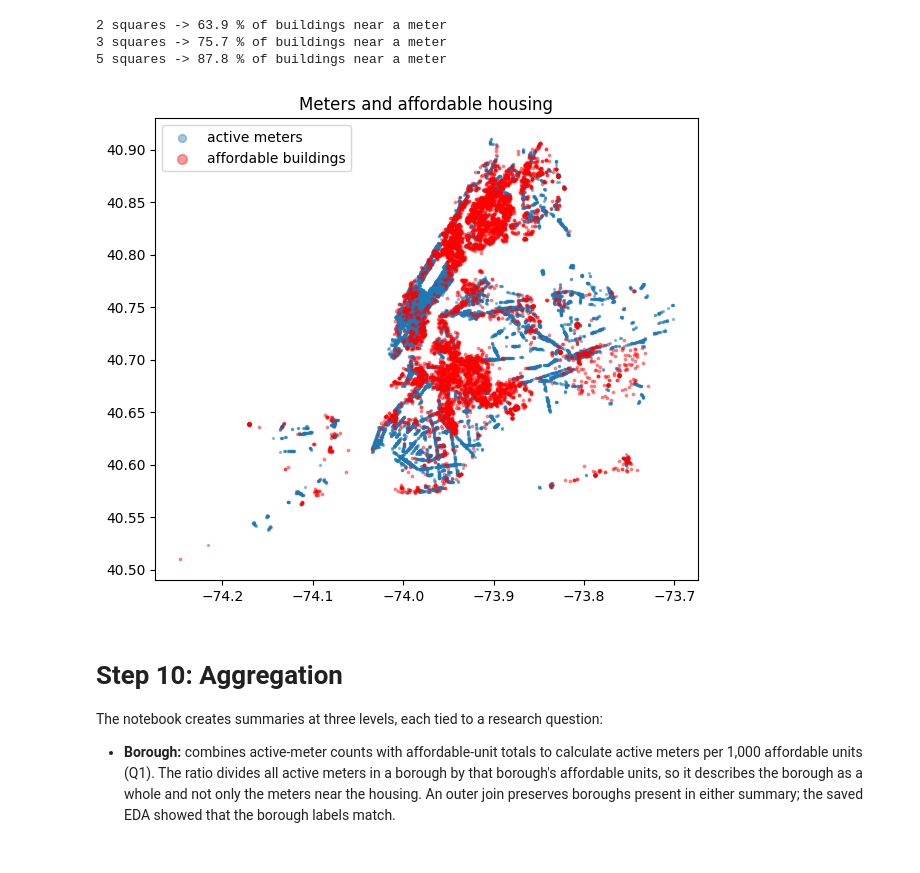
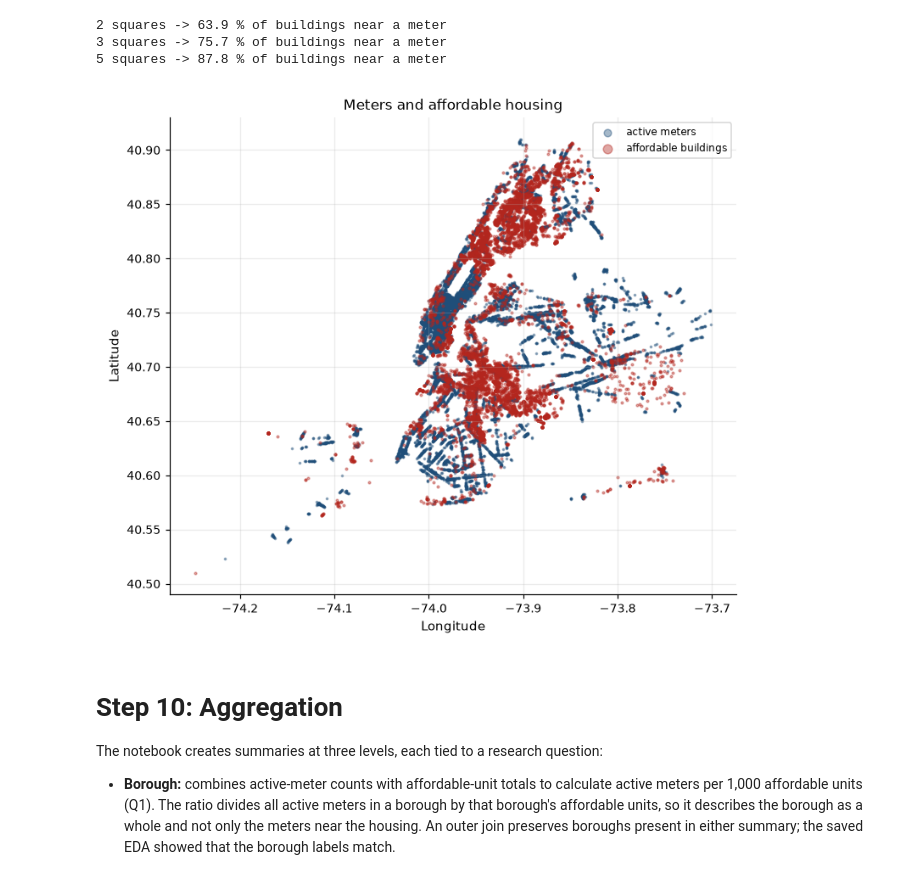
Before and after one commit to abdelrahmanahmed-16001205/Data-eng-proj, a Jupyter notebook: Milestone1_FINAL_SUBMISSION_REVIEWED.ipynb, the cells around one changed output. Cells and saved outputs as stored; diff of their text form; code cells hidden in the pictures.

```diff
--- a/Milestone1_FINAL_SUBMISSION_REVIEWED.ipynb
+++ b/Milestone1_FINAL_SUBMISSION_REVIEWED.ipynb
@@ -343,8 +373,12 @@ Name: count, dtype: int64
 # initial plots for meters: meters per borough, status and facility (before cleaning, so the typos still show)
 fig, ax = plt.subplots(nrows=1, ncols=3, figsize=(16, 4))
 for col, a in zip(['borough', 'status', 'facility'], ax):
-    sns.countplot(x=col, data=df_meters, ax=a)
+    counts = df_meters[col].value_counts(dropna=False)
+    # missing values stay in the chart as their own bar, so the gaps are visible before cleaning
+    labels = ['(missing)' if pd.isna(v) else str(v) for v in counts.index]
+    a.bar(labels, counts.values, color='#2f6f4e')
     a.set_title('Meters per ' + col)
+    a.set_ylabel('Meters')
     a.tick_params(axis='x', rotation=20)
 plt.tight_layout()
 plt.show()
@@ -401,6 +435,7 @@ def clean_housing(df):
     for col in ['project_start_date', 'building_completion_date']:
         df[col] = pd.to_datetime(df[col], errors='coerce')
     df['completion_year'] = df['building_completion_date'].dt.year
+    # duration = project start (loan closing) to building completion, not construction time
     df['duration_days'] = (df['building_completion_date'] - df['project_start_date']).dt.days
     df.loc[df['duration_days'] < 0, 'duration_days'] = np.nan
     # the dataset only covers projects after 2014
@@ -425,12 +460,9 @@ def clean_housing(df):
     # confidential projects have no address
     df['is_confidential'] = df['project_name'].str.contains('CONFIDENTIAL', case=False, na=False)
 
-    # community board numbers repeat in every borough, so add the borough
-    # cb_raw = the text version (like BK-05), cb_num = the number version (like 5) if there is one
-    cb_raw = df['community_board'].astype('string').str.strip().str.upper()
-    cb_num = pd.to_numeric(df['community_board'], errors='coerce')
-    # numbers get the borough in front, text ones are already complete
-    df['cb_id'] = (df['borough'] + '-' + cb_num.astype('Int64').astype('string')).where(cb_num.notna(), cb_raw)
+    # community board numbers repeat in every borough, so the key keeps the borough prefix.
+    # community_board is always text here ("BK-05"), which already carries that prefix.
+    df['cb_id'] = df['community_board'].astype('string').str.strip().str.upper()
 
     # shares used in the research questions
     counted = df['all_counted_units'].replace(0, np.nan)
@@ -457,5 +489,9 @@ def clean_housing(df):
 
 df_housing_clean = clean_housing(df_housing)
 print(df_housing.shape, '->', df_housing_clean.shape)
+
+# the data dictionary says a building can appear once per project it was involved in
+repeated_buildings = df_housing_clean.loc[df_housing_clean['building_id'].notna(), 'building_id'].duplicated().sum()
+print('records whose building_id already appeared earlier:', repeated_buildings)
 # %% [output]
 (9551, 41) -> (9551, 56)
@@ -512,8 +563,11 @@ def clean_meters(df):
     df['status'] = df['status'].str.strip().str.upper().fillna('UNKNOWN')
     df['facility'] = df['facility'].str.strip().str.title().fillna('Unknown')
 
+    before = len(df)
     df = df.drop_duplicates()
+    # MeterNo is documented as the unique identifier, so one row per meter is kept
     df = df.drop_duplicates(subset='meter_number')
+    print('meter rows removed as duplicates:', before - len(df))
 
     df['lat'] = pd.to_numeric(df['latitude'], errors='coerce')
     df['lon'] = pd.to_numeric(df['longitude'], errors='coerce')
@@ -696,14 +750,17 @@ REACH = 3   # back to the value we use
 # %%
 # quick map to check both datasets are in the right place (blue = meters, red = buildings)
 # validation plot: both datasets on one map
-plt.figure(figsize=(7, 6))
-plt.scatter(active['lon'], active['lat'], s=2, alpha=0.4, label='active meters')
-plt.scatter(buildings['lon'], buildings['lat'], s=3, alpha=0.4, color='red', label='affordable buildings')
-plt.legend(markerscale=4)
-plt.title('Meters and affordable housing')
+fig, ax = plt.subplots(figsize=(7, 6))
+ax.scatter(active['lon'], active['lat'], s=2, alpha=0.4, color='#1f4e79', label='active meters')
+ax.scatter(buildings['lon'], buildings['lat'], s=3, alpha=0.4, color='#b3261e', label='affordable buildings')
+ax.set_title('Meters and affordable housing')
+ax.set_xlabel('Longitude')
+ax.set_ylabel('Latitude')
+ax.legend(markerscale=4, fontsize=8)
+plt.tight_layout()
 plt.show()
 # %% [output]
-[figure, old version]
+[figure, new version]
 # %% [markdown]
 # Step 10: Aggregation
 
```
Also changed, not shown: parts of 19 cells of this notebook, 7 other files.
